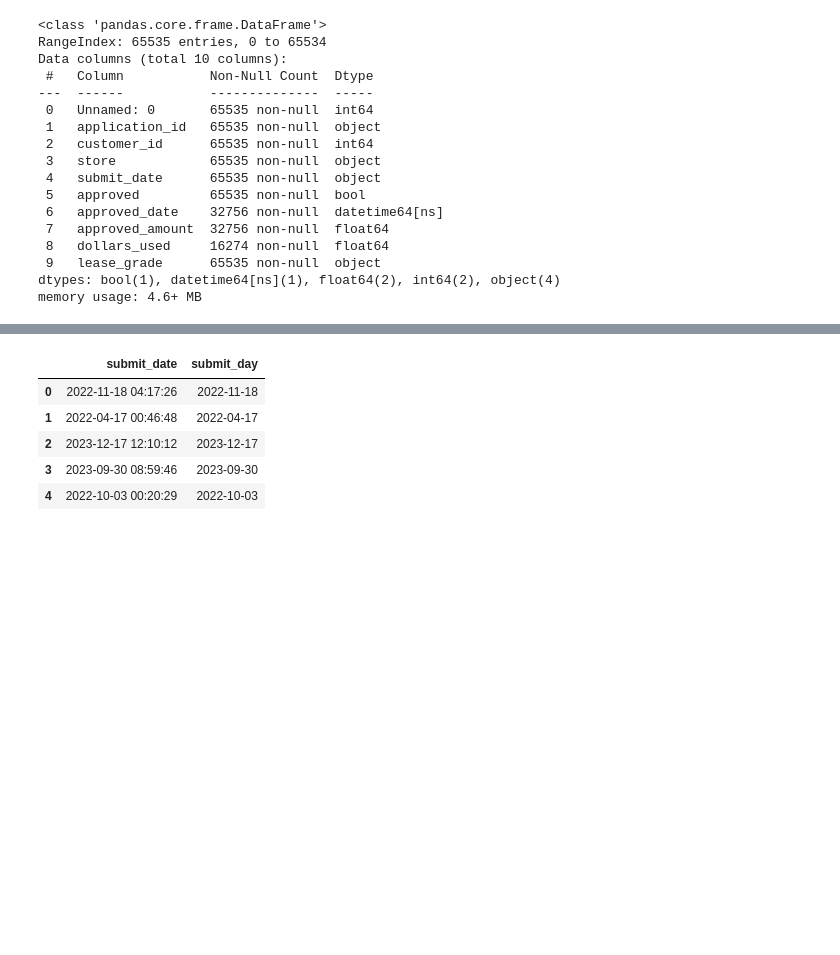
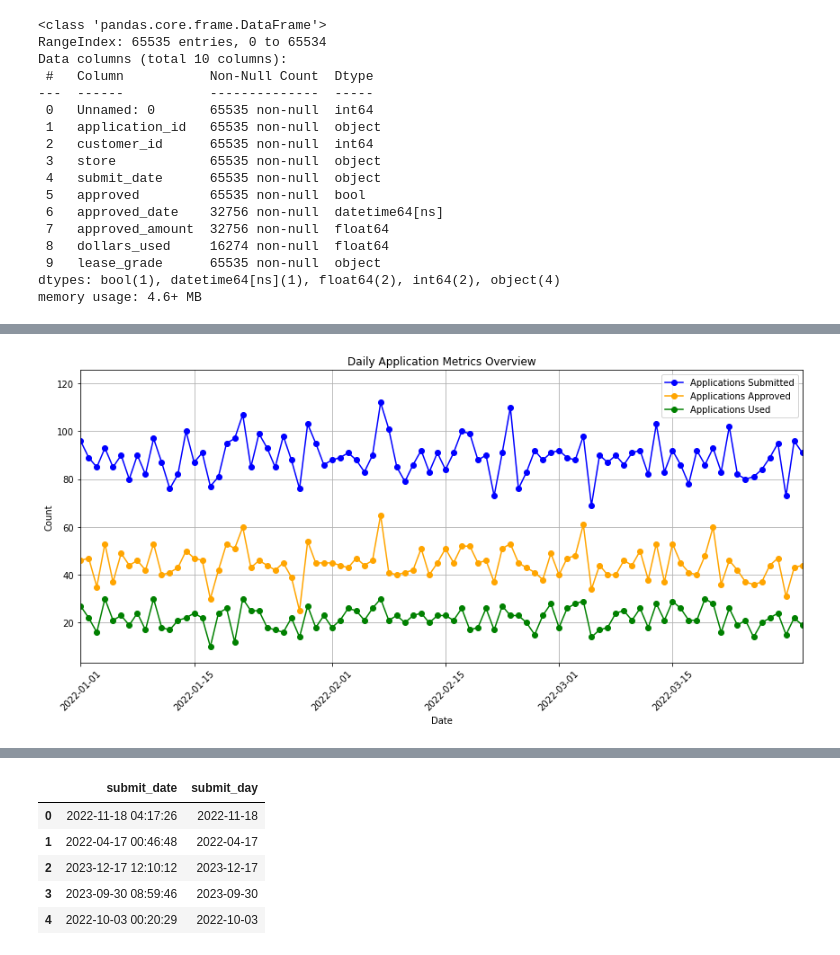
Before and after one commit to pragnika-projects1/SNAP_Assmt_PRAGNIKA_BI_engineer-, a Jupyter notebook: SNAP_assmt_pragnika.ipynb, the cells around one changed output, grey strips where cells are left out. Saved outputs shown, nothing was run; the diff lists cells and outputs as text; code cells hidden in the pictures; blank space fills up the shorter version.

```diff
--- a/SNAP_assmt_pragnika.ipynb
+++ b/SNAP_assmt_pragnika.ipynb
@@ -82,0 +78,37 @@ plt.show()
+# %%
+import datetime
+import matplotlib.pyplot as plt
+
+# Convert date limits if needed (you can change these as per your data)
+start_date = datetime.datetime.strptime('01-01-2022', '%d-%m-%Y').date()
+end_date = datetime.datetime.strptime('31-03-2022', '%d-%m-%Y').date()
+
+# Sort by date for proper plotting
+daily_metrics = daily_metrics.sort_values('submit_day')
+
+# Create the plot
+plt.figure(figsize=(12, 6))
+
+# Plot each metric with a distinct color
+plt.plot(daily_metrics['submit_day'], daily_metrics['num_applications'], color='blue', marker='o', label='Applications Submitted')
+plt.plot(daily_metrics['submit_day'], daily_metrics['num_approved'], color='orange', marker='o', label='Applications Approved')
+plt.plot(daily_metrics['submit_day'], daily_metrics['num_used'], color='green', marker='o', label='Applications Used')
+
+# Add axis labels and title
+plt.title('Daily Application Metrics Overview')
+plt.xlabel('Date')
+plt.ylabel('Count')
+plt.xticks(rotation=45)
+
+# Set x-axis range
+plt.xlim(start_date, end_date)
+
+# Show legend and grid
+plt.legend()
+plt.grid(True)
+plt.tight_layout()
+
+# Display the plot
+plt.show()
+# %% [output]
+[figure, added]
```
Also changed, not shown: parts of 14 cells of this notebook.
